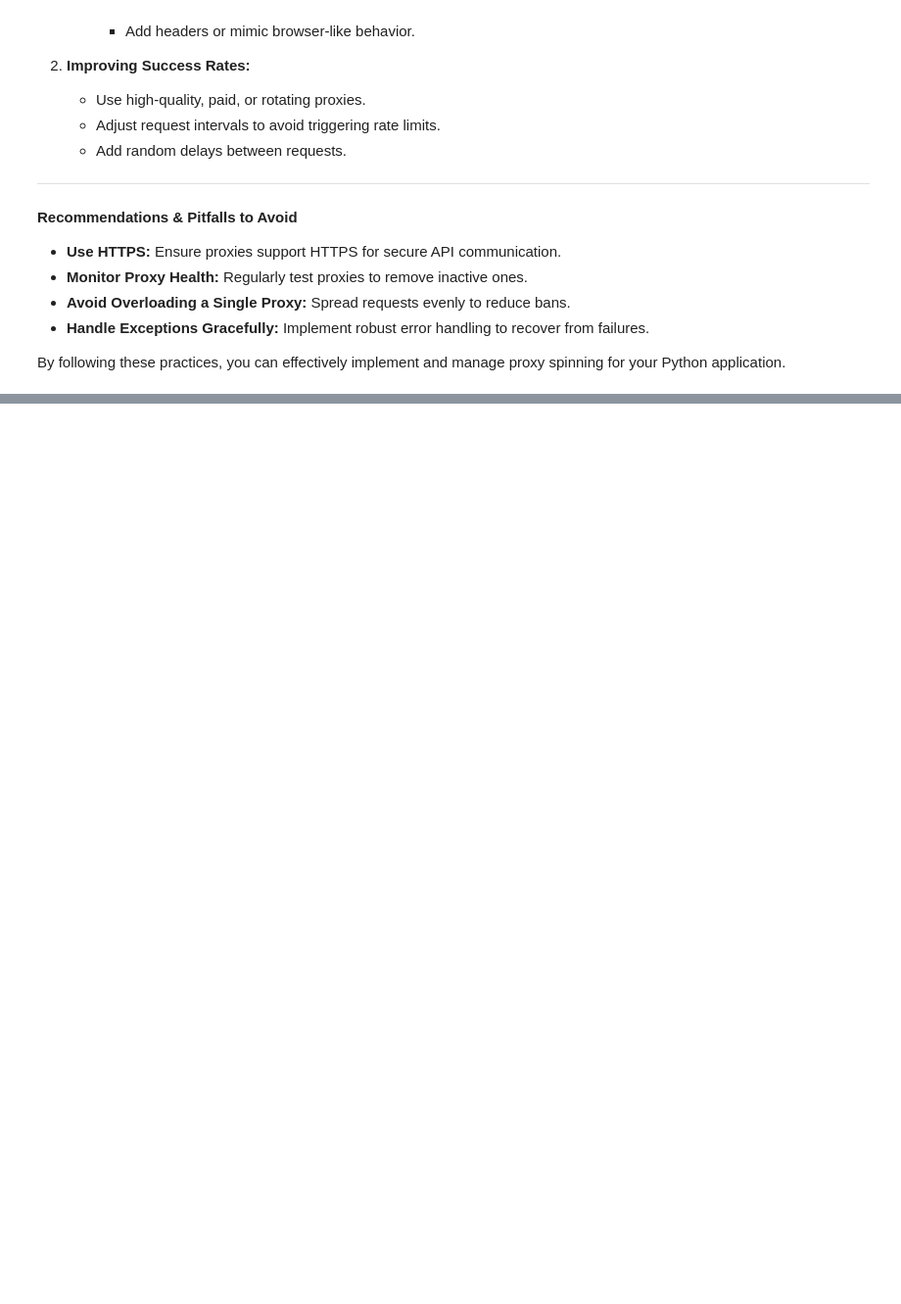
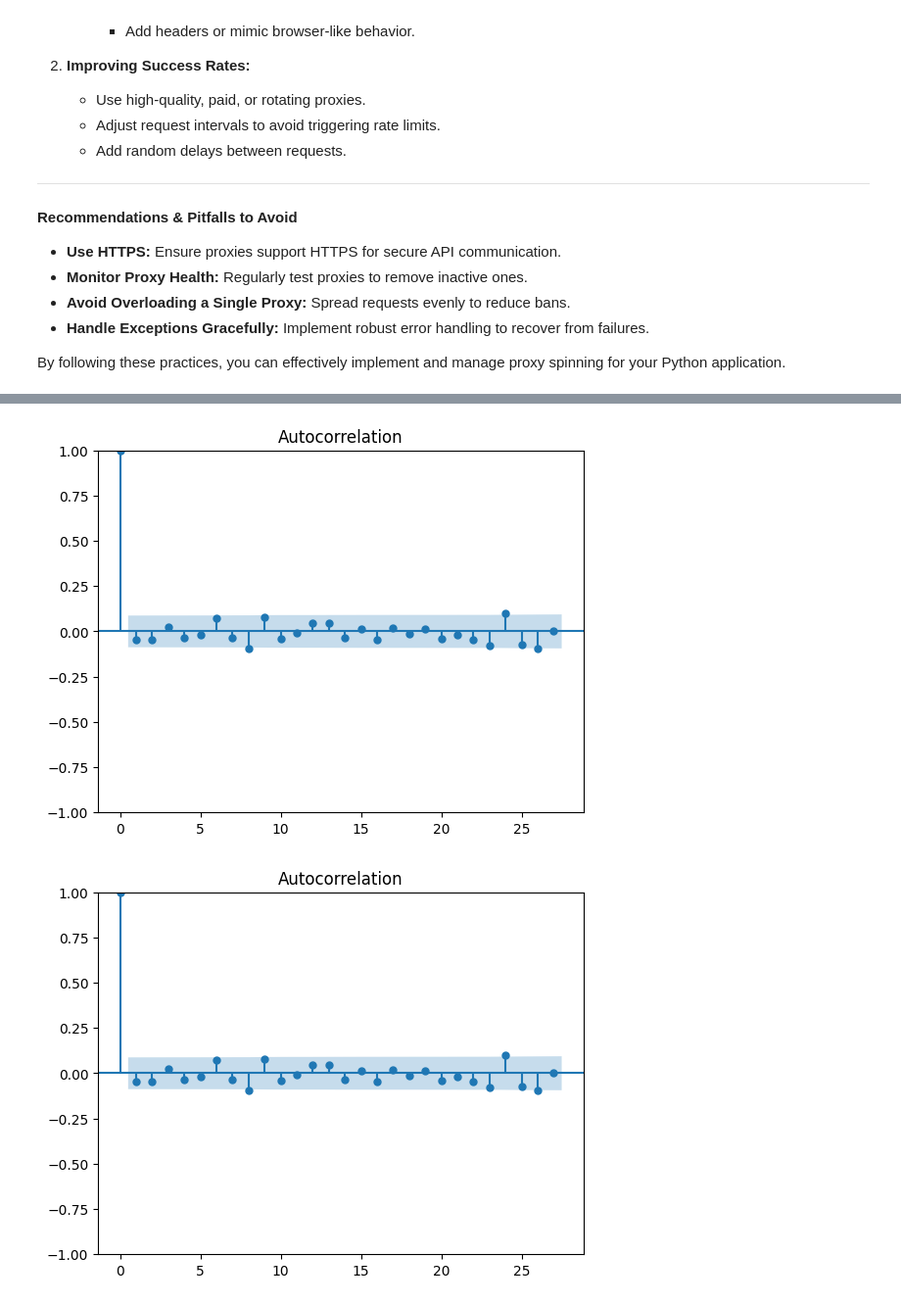
Before and after one commit to JackronyK/Intelligent-Trading-solution, a Jupyter notebook: ITS Work Space.ipynb, the cells around one changed output, grey strips where cells are left out. Shown at 98% size. Saved outputs shown, nothing was run; the diff lists cells and outputs as text; code cells hidden in the pictures; blank space fills up the shorter version.

```diff
--- a/ITS Work Space.ipynb
+++ b/ITS Work Space.ipynb
@@ -1029,0 +996,12 @@ Error with proxy http://216.229.112.25:8080: HTTPSConnectionPool(host='example.c
+# %%
+import pandas as pd
+import numpy as np
+import matplotlib.pyplot as plt
+from statsmodels.tsa.stattools import acf, pacf
+from statsmodels.graphics.tsaplots import plot_acf, plot_pacf
+
+# Simple data
+data = pd.Series(np.random.randn(500))
+
+# Computing ACF
+acf_values = acf(data, nlags=20)
@@ -1029,0 +1016,5 @@ Error with proxy http://216.229.112.25:8080: HTTPSConnectionPool(host='example.c
+# %%
+plot_acf(data)
+# %% [output]
+[figure, added]
+[figure, added]
```
Also changed, not shown: parts of 125 cells of this notebook, 4 other files.
